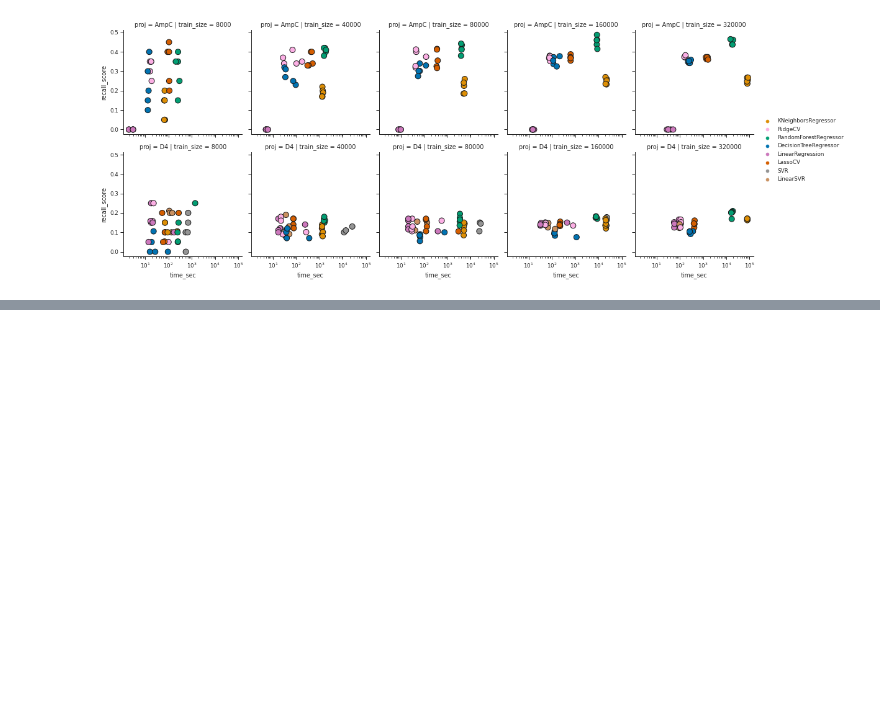
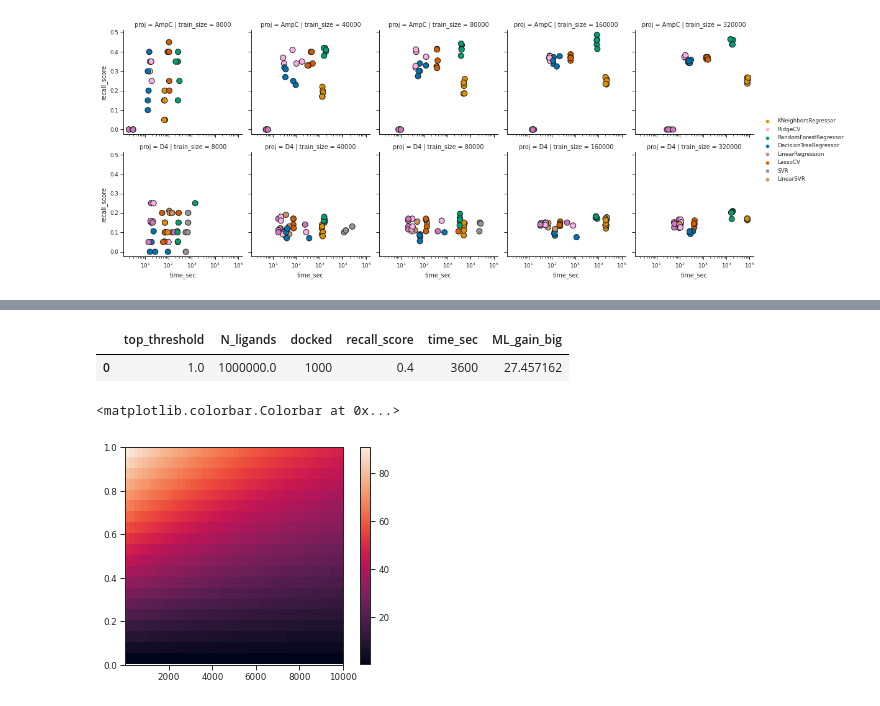
Before and after one commit to marinegor/Linear-accelerated-docking, a Jupyter notebook: notebooks/Figure_2_performance.ipynb, the cells around one changed output, grey strips where cells are left out. Drawn from its saved outputs; the diff is of its cells as text; code cells hidden in the pictures; blank space fills up the shorter version.

```diff
--- a/notebooks/Figure_2_performance.ipynb
+++ b/notebooks/Figure_2_performance.ipynb
@@ -186,0 +314,52 @@ plt.show()
+# %%
+test = pd.DataFrame(
+    data = {\
+            'top_threshold' : [1.0],
+            'N_ligands' : [1e6],
+            'docked' : [1_000],
+            'recall_score' : [0.4],
+            'time_sec': [3600]
+           },
+)
+add_gain_with_extrapolation(test)
+# %% [output]
+|  | top_threshold | N_ligands | docked | recall_score | time_sec | ML_gain_big |
+| 0 | 1.0 | 1000000.0 | 1000 | 0.4 | 3600 | 27.457162 |
+# %%
+def gain(recall, time):
+    test = pd.DataFrame(
+    data = {\
+            'top_threshold' : [1.0],
+            'N_ligands' : [1e6],
+            'docked' : [1_000],
+            'recall_score' : [recall],
+            'time_sec': [time]
+           },
+    )
+    rv = add_gain_with_extrapolation(test)
+    return rv['ML_gain_big'].values[0]
+# %%
+times = np.linspace(1, 1e4, 50)
+recalls = np.linspace(1, 0, 20)
+
+gains = [
+    [
+        gain(r, t) for t in times
+    ]
+    for r in recalls
+]
+# %%
+fig, ax = plt.subplots(1,1)
+
+img = plt.imshow(gains)
+xmin, xmax = times.min(), times.max()
+ymin, ymax = recalls.min(), recalls.max()
+
+ax.imshow(gains,
+          extent=[xmin, xmax, ymin, ymax],
+          aspect = (xmax-xmin)/(ymax-ymin)
+         )
+plt.colorbar()
+# %% [output]
+<matplotlib.colorbar.Colorbar at 0x...>
+[figure, added]
```
Also changed, not shown: parts of 15 cells of this notebook, 1 other file.
